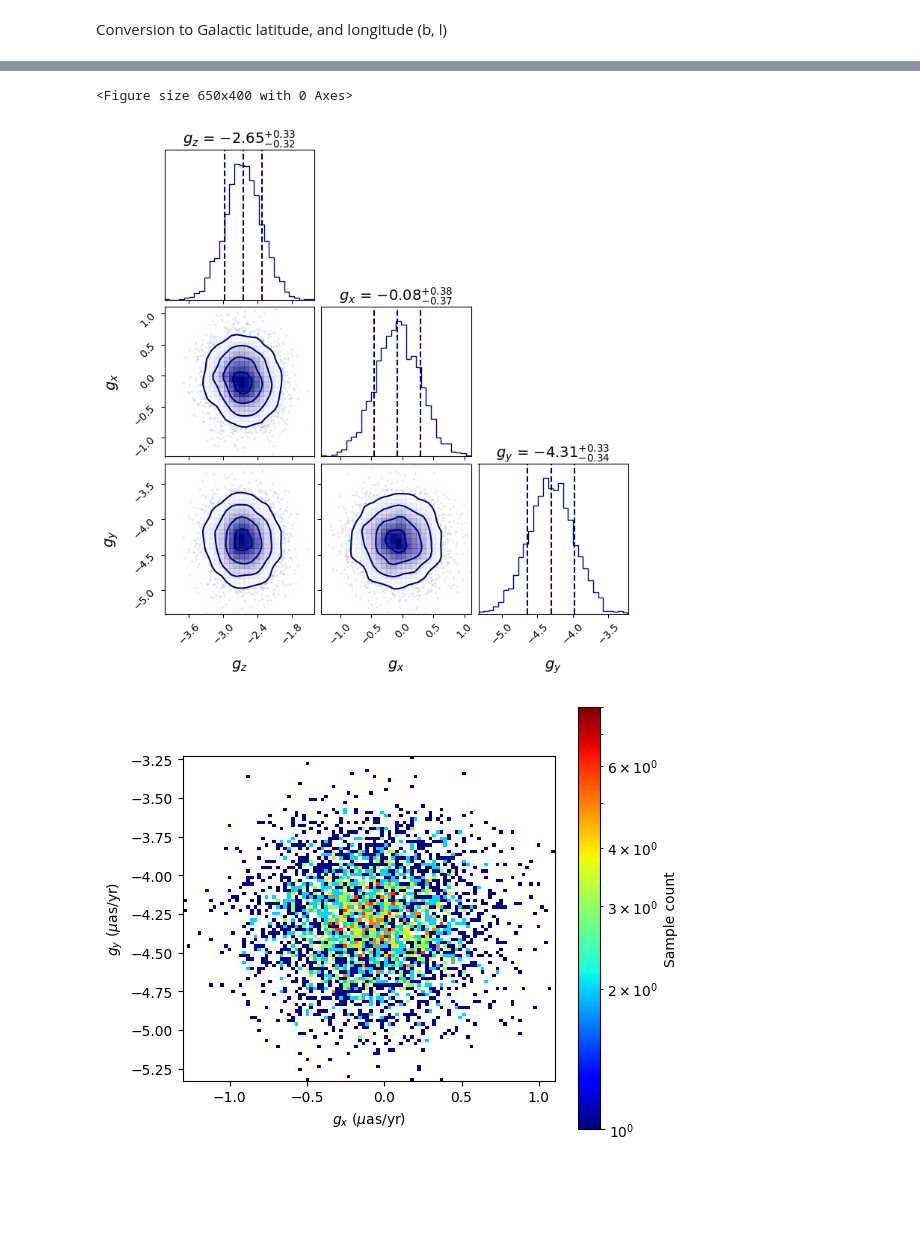
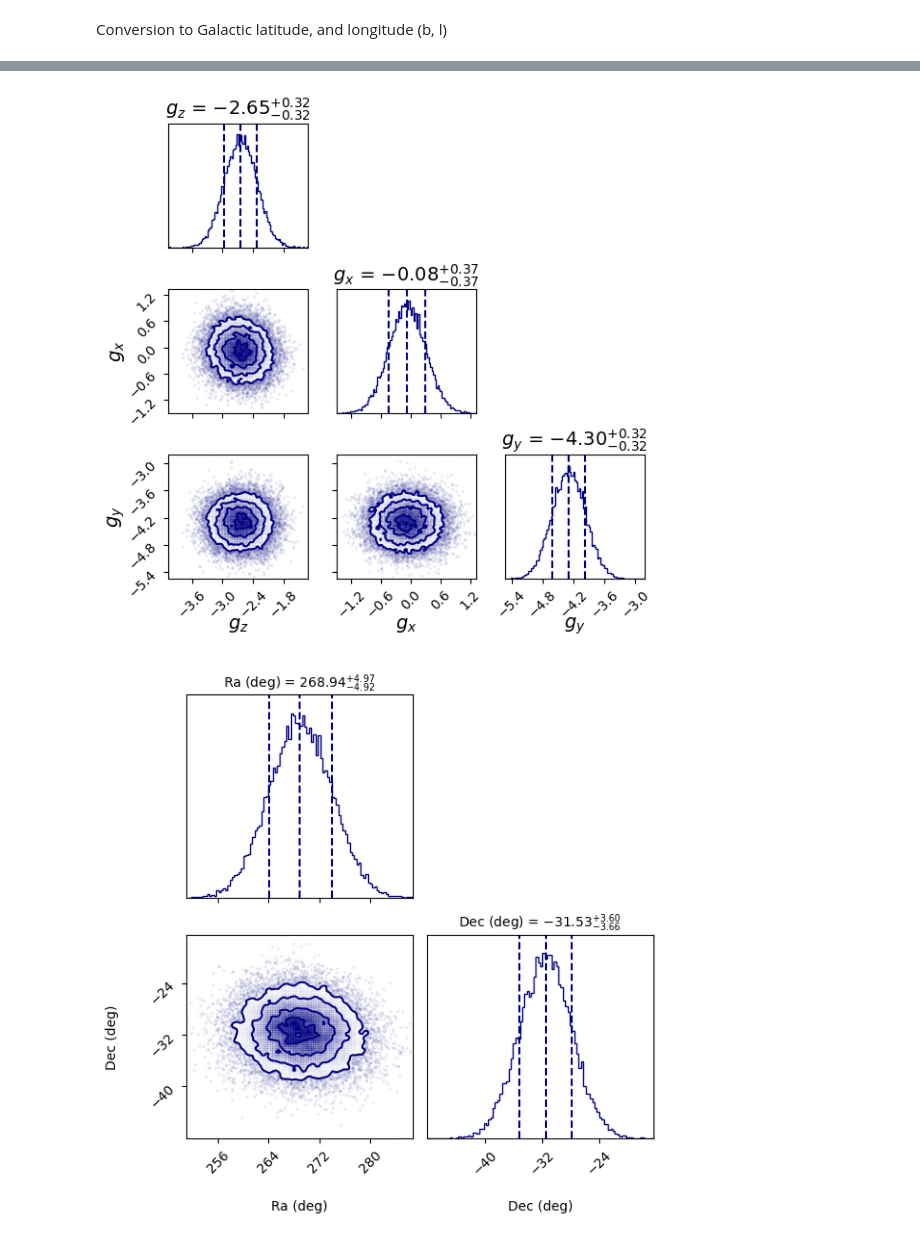
Before and after one commit to MatteoMancini01/Gaia_EDR3, a Jupyter notebook: main.ipynb, the cells around one changed output, grey strips where cells are left out. Saved outputs shown, nothing was run; the diff lists cells and outputs as text; code cells hidden in the pictures; blank space fills up the shorter version.

```diff
--- a/main.ipynb
+++ b/main.ipynb
@@ -288,9 +289,9 @@ def model_norm_prior(angles, obs, error, std = 1., lmax = 3):
     numpyro.factor("likelihood", -0.5*chi2_val)
 
 
-n_s = 2000 # number of samples
-n_warmup = 1000 #  number of warmups
-n_chains = 2 # numbe of chains
+n_s = 5000 # number of samples
+n_warmup = 2000 #  number of warmups
+n_chains = 4 # numbe of chains
 # %%
 rng_key = jax.random.key(0)
 
@@ -320,8 +375,7 @@ Number of divergences: 0
 # %%
-corner_plot_eq_comp(posterior_sample_uniform)
-plot_density_2d(posterior_sample_uniform)
-mollweide_proj_galactic(posterior_sample_uniform)
+corner_plot_eq_comp(posterior_sample_uniform, save = 'Corner_galactic_uni')
+corner_plot_ra_dec(posterior_sample_uniform, save = 'RA_Ded_dist_uni')
+mollweide_proj_galactic(posterior_sample_uniform, save = 'lb_dist_uni')
 # %% [output]
-<Figure size 650x400 with 0 Axes>
-[figure, old version]
+[figure, new version]
-[figure, old version]
+[figure, new version]
```
Also changed, not shown: parts of 17 cells of this notebook, 10 other files.
